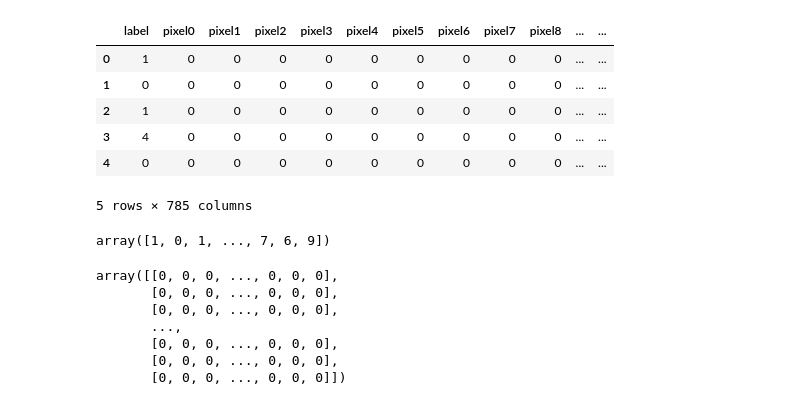
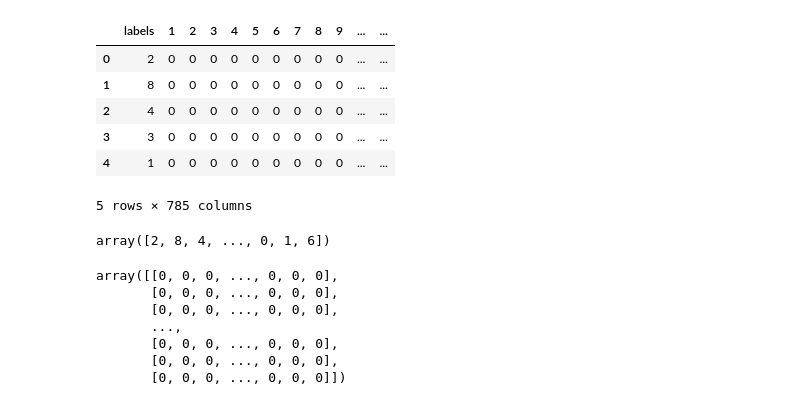
Before and after one commit to balintsipos/handwritten-digit-recognition, a Jupyter notebook: notebook_2.ipynb, the cells around one changed output. Saved outputs shown, nothing was run; the diff lists cells and outputs as text; code cells hidden in the pictures.

```diff
--- a/notebook_2.ipynb
+++ b/notebook_2.ipynb
@@ -8,19 +8,21 @@ import pandas as pd
 
 import os
 # %%
-dfTrain = pd.read_csv('./input/train.csv')
+dfTrain = pd.read_csv('TMNIST_Data.csv')
+dfTrain = dfTrain.iloc[:,1:]
+
 dfTrain.head()
 # %% [output]
-|  | label | pixel0 | pixel1 | pixel2 | pixel3 | pixel4 | pixel5 | pixel6 | pixel7 | pixel8 | ... | ... |
-| 0 | 1 | 0 | 0 | 0 | 0 | 0 | 0 | 0 | 0 | 0 | ... | ... |
-| 1 | 0 | 0 | 0 | 0 | 0 | 0 | 0 | 0 | 0 | 0 | ... | ... |
-| 2 | 1 | 0 | 0 | 0 | 0 | 0 | 0 | 0 | 0 | 0 | ... | ... |
-| 3 | 4 | 0 | 0 | 0 | 0 | 0 | 0 | 0 | 0 | 0 | ... | ... |
-| 4 | 0 | 0 | 0 | 0 | 0 | 0 | 0 | 0 | 0 | 0 | ... | ... |
+|  | labels | 1 | 2 | 3 | 4 | 5 | 6 | 7 | 8 | 9 | ... | ... |
+| 0 | 2 | 0 | 0 | 0 | 0 | 0 | 0 | 0 | 0 | 0 | ... | ... |
+| 1 | 8 | 0 | 0 | 0 | 0 | 0 | 0 | 0 | 0 | 0 | ... | ... |
+| 2 | 4 | 0 | 0 | 0 | 0 | 0 | 0 | 0 | 0 | 0 | ... | ... |
+| 3 | 3 | 0 | 0 | 0 | 0 | 0 | 0 | 0 | 0 | 0 | ... | ... |
+| 4 | 1 | 0 | 0 | 0 | 0 | 0 | 0 | 0 | 0 | 0 | ... | ... |
 5 rows × 785 columns
 # %%
-y = dfTrain['label'].values.flatten()
+y = dfTrain[dfTrain.columns[0]].values.flatten()
 y
 # %% [output]
-array([1, 0, 1, ..., 7, 6, 9])
+array([2, 8, 4, ..., 0, 1, 6])
 # %%
```
Also changed, not shown: parts of 7 cells of this notebook, 8 other files.
